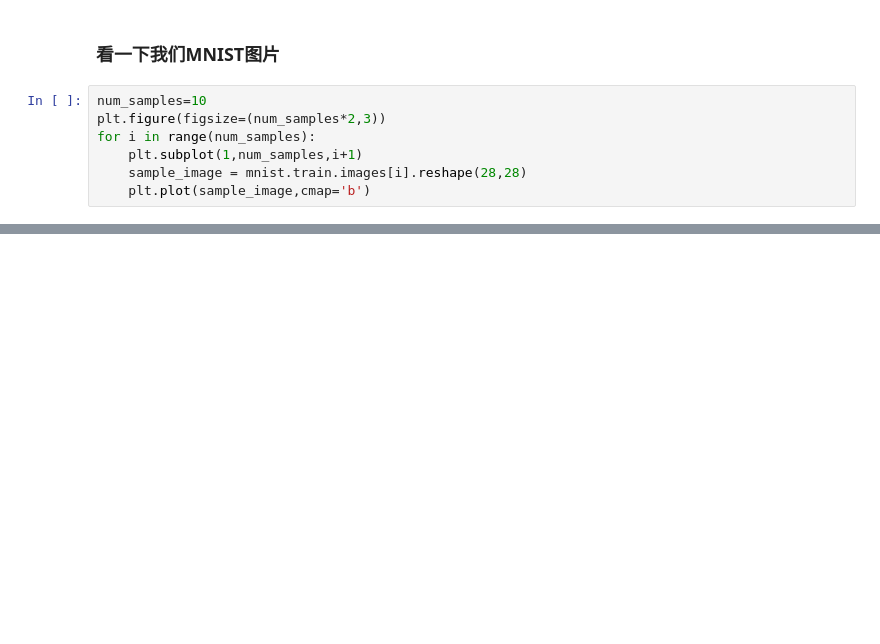
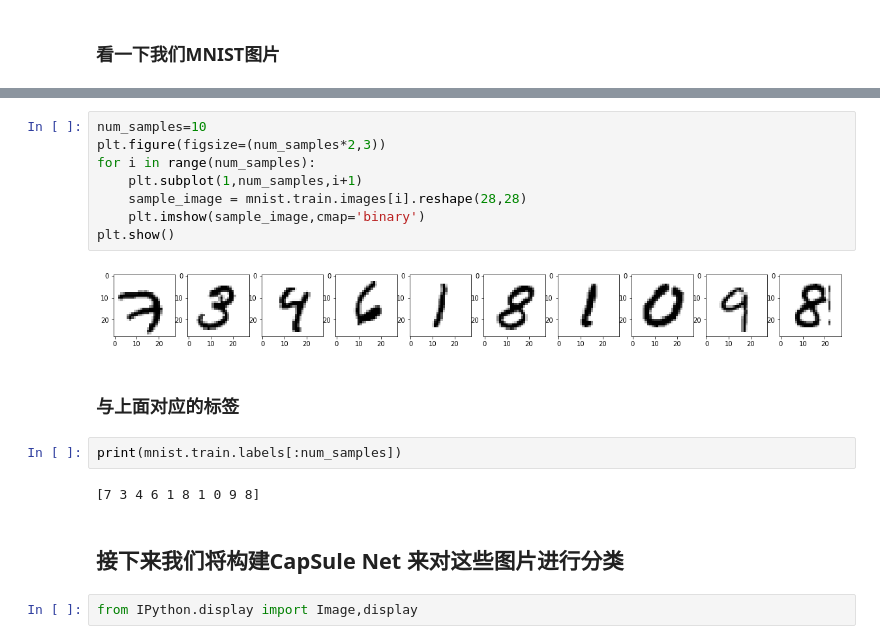
Before and after one commit to lotuswhl/capsule-nets, a Jupyter notebook: capsule-net-dynamic-routing-tensorflow.ipynb, the cells around one changed output, grey strips where cells are left out. Cells and saved outputs as stored; diff of their text form; blank space fills up the shorter version.

```diff
--- a/capsule-net-dynamic-routing-tensorflow.ipynb
+++ b/capsule-net-dynamic-routing-tensorflow.ipynb
@@ -42,9 +57,2 @@ Extracting /home/lotuswhl/datasets/mnist/t10k-labels-idx1-ubyte.gz
 # %% [markdown]
 ### 看一下我们MNIST图片
-# %%
-num_samples=10
-plt.figure(figsize=(num_samples*2,3))
-for i in range(num_samples):
-    plt.subplot(1,num_samples,i+1)
-    sample_image = mnist.train.images[i].reshape(28,28)
-    plt.plot(sample_image,cmap='b')
@@ -53,0 +59,20 @@ for i in range(num_samples):
+# %%
+num_samples=10
+plt.figure(figsize=(num_samples*2,3))
+for i in range(num_samples):
+    plt.subplot(1,num_samples,i+1)
+    sample_image = mnist.train.images[i].reshape(28,28)
+    plt.imshow(sample_image,cmap='binary')
+plt.show()
+# %% [output]
+[figure, added]
+# %% [markdown]
+### 与上面对应的标签
+# %%
+print(mnist.train.labels[:num_samples])
+# %% [output]
+[7 3 4 6 1 8 1 0 9 8]
+# %% [markdown]
+## 接下来我们将构建CapSule Net 来对这些图片进行分类
+# %%
+from IPython.display import Image,display
```
Also changed, not shown: parts of 156 cells of this notebook, 5 other files.
